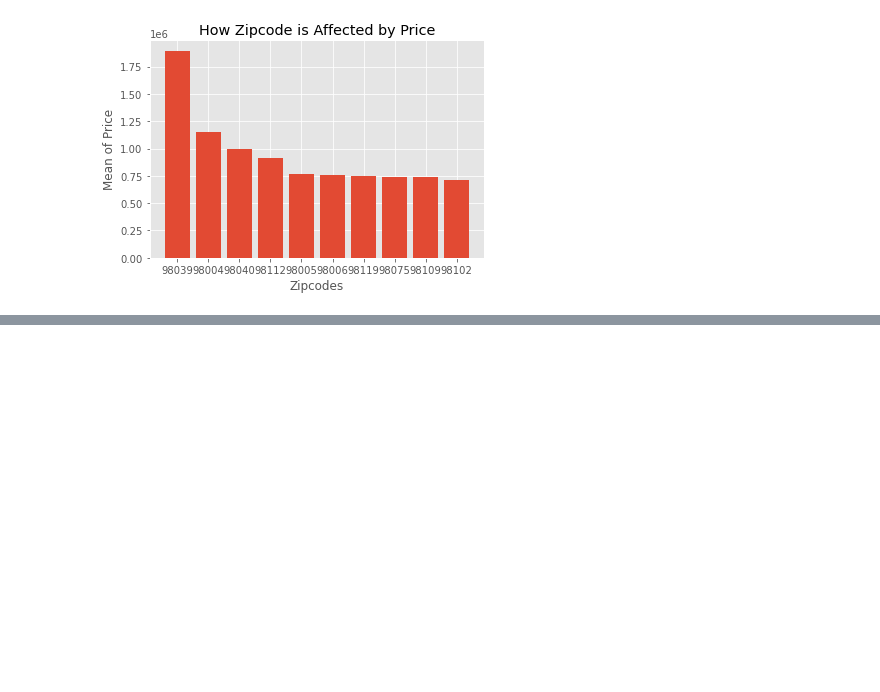
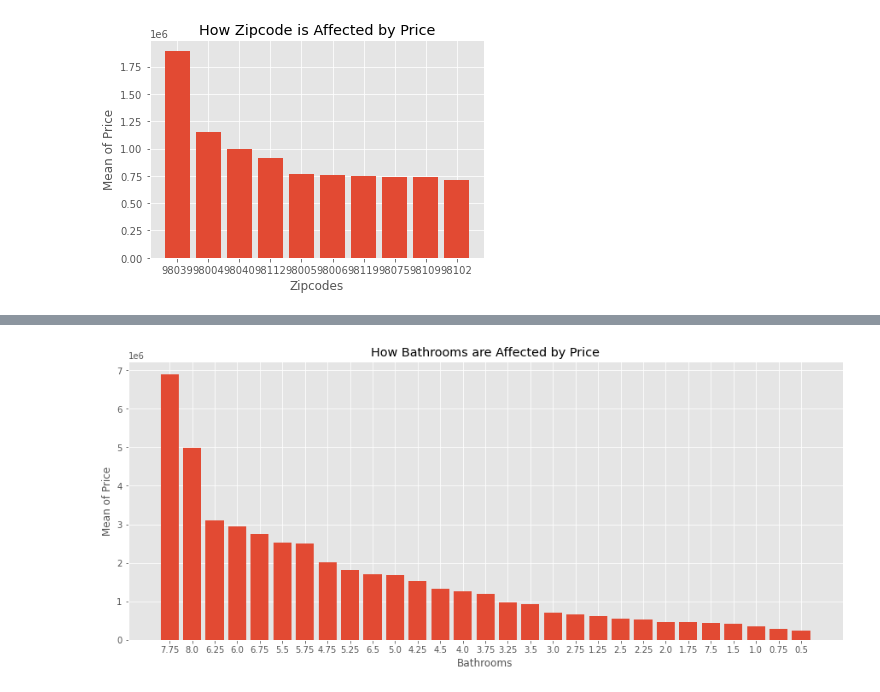
Before and after one commit to john-c-simmons/bsc-phase-two-project, a Jupyter notebook: notebooks/exploratory/mallory/new_notebook.ipynb, the cells around one changed output, grey strips where cells are left out. Saved outputs shown, nothing was run; the diff lists cells and outputs as text; code cells hidden in the pictures; blank space fills up the shorter version.

```diff
--- a/notebooks/exploratory/mallory/new_notebook.ipynb
+++ b/notebooks/exploratory/mallory/new_notebook.ipynb
@@ -650,0 +719,3 @@ plt.show()
+# %%
+bathroom_groupings = df.groupby('bathrooms').mean()['price'].sort_values(ascending=False)
+bathroom_groupings
@@ -650,0 +740,9 @@ plt.show()
+# %%
+plt.figure(figsize=(15,6))
+plt.bar(bathroom_groupings.index.astype(str), bathroom_groupings.values)
+plt.title('How Bathrooms are Affected by Price')
+plt.xlabel('Bathrooms')
+plt.ylabel('Mean of Price')
+plt.show()
+# %% [output]
+[figure, added]
```
Also changed, not shown: parts of 9 cells of this notebook.
